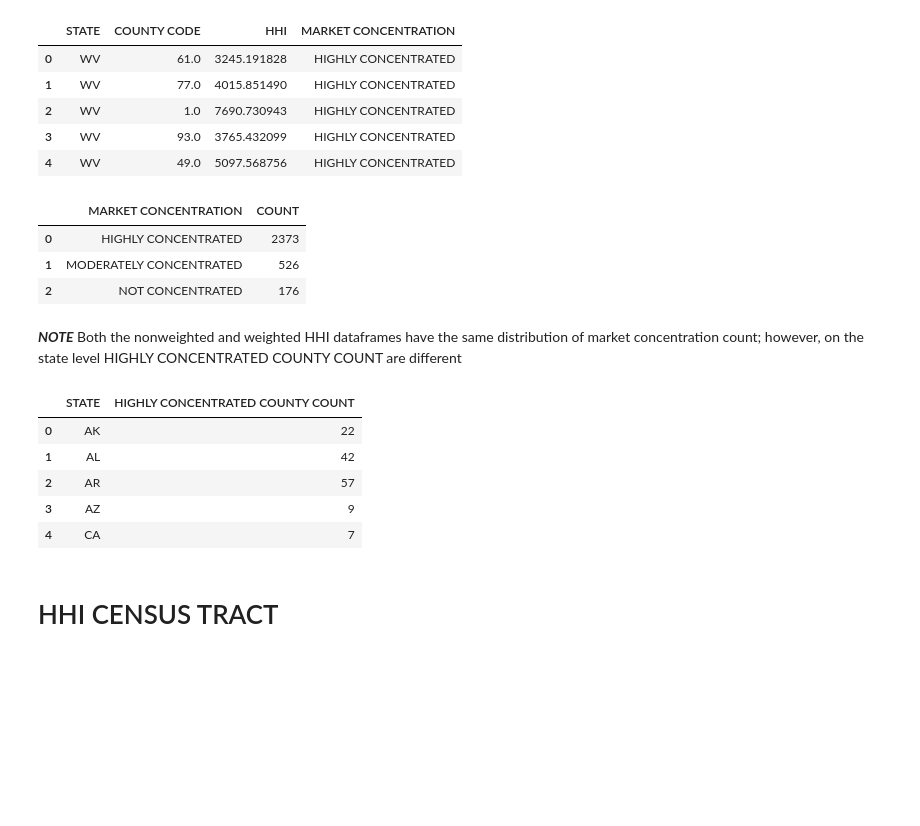
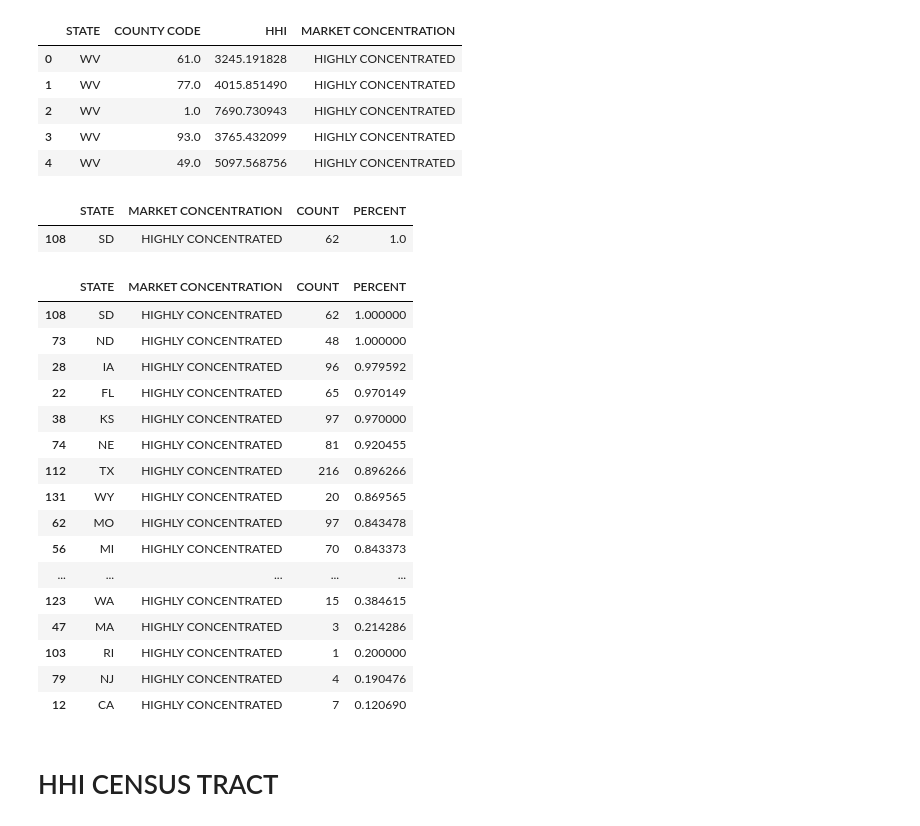
Before and after one commit to Kenthia11/rafi-grocery, a Jupyter notebook: notebooks/SEBASTIAN-CLEANED-EDA.ipynb, the cells around one changed output. Cells and saved outputs as stored; diff of their text form; code cells hidden in the pictures; blank space fills up the shorter version.

```diff
--- a/notebooks/SEBASTIAN-CLEANED-EDA.ipynb
+++ b/notebooks/SEBASTIAN-CLEANED-EDA.ipynb
@@ -591,25 +590,40 @@ state_hhi_nw_2022.head()
 | 2 | WV | 1.0 | 7690.730943 | HIGHLY CONCENTRATED |
 | 3 | WV | 93.0 | 3765.432099 | HIGHLY CONCENTRATED |
 | 4 | WV | 49.0 | 5097.568756 | HIGHLY CONCENTRATED |
-# %%
-state_hhi_nw_2022.groupby("MARKET CONCENTRATION")[["STATE"]].count().reset_index().rename(columns={"STATE":"COUNT"})
-# %% [output]
-|  | MARKET CONCENTRATION | COUNT |
-| 0 | HIGHLY CONCENTRATED | 2373 |
-| 1 | MODERATELY CONCENTRATED | 526 |
-| 2 | NOT CONCENTRATED | 176 |
-# %% [markdown]
-***NOTE*** Both the nonweighted and weighted HHI dataframes have the same distribution of market concentration count; however, on the state level HIGHLY CONCENTRATED COUNTY COUNT are different
-# %%
-conc_high = state_hhi_nw_2022.loc[state_hhi_nw_2022["MARKET CONCENTRATION"] == "HIGHLY CONCENTRATED"]
-conc_high.groupby('STATE')[["MARKET CONCENTRATION"]].count().reset_index().rename(columns={"MARKET CONCENTRATION" : "HIGHLY CONCENTRATED COUNTY COUNT"}).head()
-# %% [output]
-|  | STATE | HIGHLY CONCENTRATED COUNTY COUNT |
-| 0 | AK | 22 |
-| 1 | AL | 42 |
-| 2 | AR | 57 |
-| 3 | AZ | 9 |
-| 4 | CA | 7 |
+# %%
+county_lvl_hhi = state_hhi_nw_2022.groupby(["STATE","MARKET CONCENTRATION"]).count()[["HHI"]].reset_index().rename(columns={"HHI":"COUNT"})
+county_lvl_hhi['PERCENT'] = county_lvl_hhi['COUNT'] / county_lvl_hhi['COUNT'].sum()
+state_sum = county_lvl_hhi.groupby('STATE')['COUNT'].transform('sum')
+county_lvl_hhi['PERCENT'] = county_lvl_hhi['COUNT'] / state_sum
+
+county_lvl_hhi.loc[county_lvl_hhi["STATE"]=="SD"]
+# %% [output]
+|  | STATE | MARKET CONCENTRATION | COUNT | PERCENT |
+| 108 | SD | HIGHLY CONCENTRATED | 62 | 1.0 |
+# %%
+sorted_county_lvl_hhi = county_lvl_hhi.sort_values(by=['STATE', 'MARKET CONCENTRATION'], ascending=[True, False])
+highly_concentrated = sorted_county_lvl_hhi[sorted_county_lvl_hhi['MARKET CONCENTRATION'] == 'HIGHLY CONCENTRATED']
+highly_concentrated_sorted = highly_concentrated.sort_values(by='PERCENT', ascending=False)
+
+highly_concentrated_sorted
+# %% [output]
+|  | STATE | MARKET CONCENTRATION | COUNT | PERCENT |
+| 108 | SD | HIGHLY CONCENTRATED | 62 | 1.000000 |
+| 73 | ND | HIGHLY CONCENTRATED | 48 | 1.000000 |
+| 28 | IA | HIGHLY CONCENTRATED | 96 | 0.979592 |
+| 22 | FL | HIGHLY CONCENTRATED | 65 | 0.970149 |
+| 38 | KS | HIGHLY CONCENTRATED | 97 | 0.970000 |
+| 74 | NE | HIGHLY CONCENTRATED | 81 | 0.920455 |
+| 112 | TX | HIGHLY CONCENTRATED | 216 | 0.896266 |
+| 131 | WY | HIGHLY CONCENTRATED | 20 | 0.869565 |
+| 62 | MO | HIGHLY CONCENTRATED | 97 | 0.843478 |
+| 56 | MI | HIGHLY CONCENTRATED | 70 | 0.843373 |
+| ... | ... | ... | ... | ... |
+| 123 | WA | HIGHLY CONCENTRATED | 15 | 0.384615 |
+| 47 | MA | HIGHLY CONCENTRATED | 3 | 0.214286 |
+| 103 | RI | HIGHLY CONCENTRATED | 1 | 0.200000 |
+| 79 | NJ | HIGHLY CONCENTRATED | 4 | 0.190476 |
+| 12 | CA | HIGHLY CONCENTRATED | 7 | 0.120690 |
 # %% [markdown]
 # HHI CENSUS TRACT
 # %%
```
Also changed, not shown: parts of 18 cells of this notebook.
